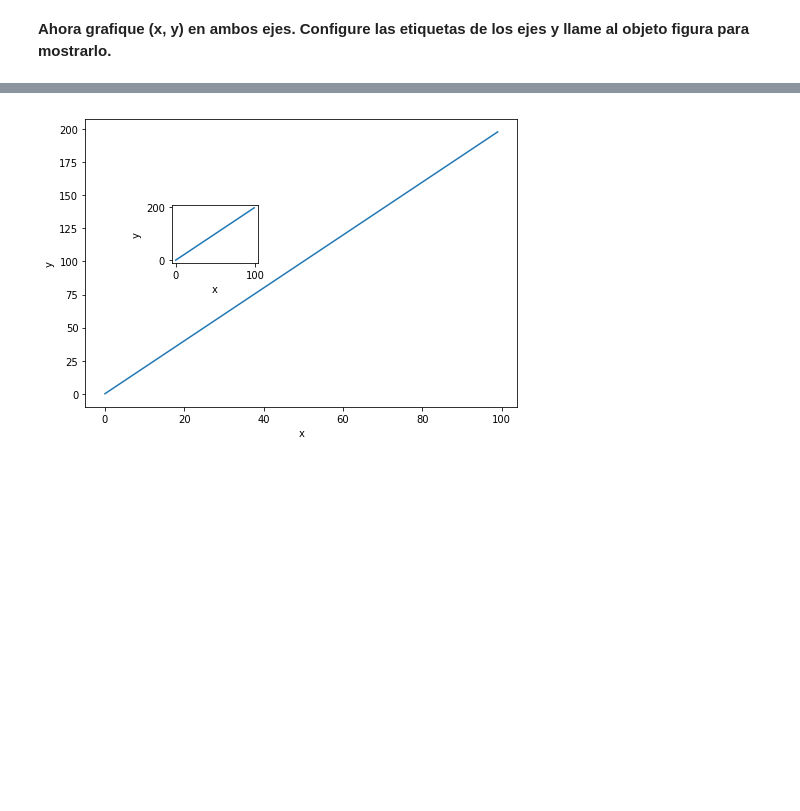
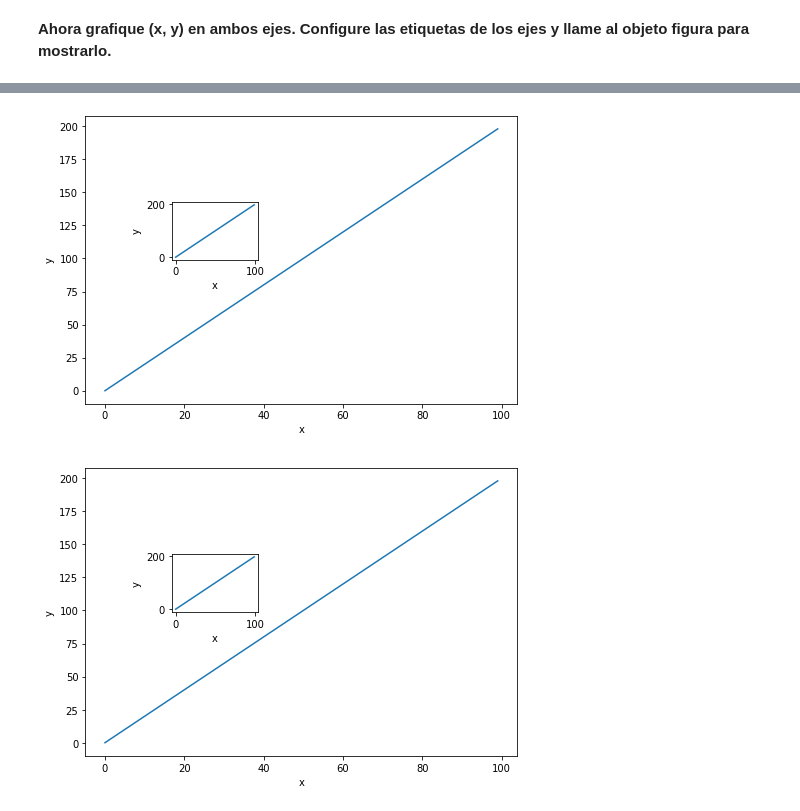
Before and after one commit to Alonsso/ipynb-notebook, a Jupyter notebook: Matplotlib_Ejercicios.ipynb, the cells around one changed output, grey strips where cells are left out. Cells and saved outputs as stored; diff of their text form; code cells hidden in the pictures; blank space fills up the shorter version.

```diff
--- a/Matplotlib_Ejercicios.ipynb
+++ b/Matplotlib_Ejercicios.ipynb
@@ -93,3 +98,21 @@ ax2 = fig.add_axes([0.2,0.5,.2,.2])
+# %%
+# ESCRIBA SU CODIGO AQUI PARA NO BORRAR EL RESULTADO ESPERADO
+fig2 = plt.figure()
+
+ax1 = fig2.add_axes([0,0,1,1])
+ax2 = fig2.add_axes([0.2,0.5,.2,.2])
+
+ax1.plot(x,y)
+ax1.set_xlabel("x")
+ax1.set_ylabel("y")
+
+ax2.plot(x,y)
+ax2.set_xlabel("x")
+ax2.set_ylabel("y")
+
+fig2.show()
+# %% [output]
+[figure, added]
 # %%
 # NO USAR ESTA CELDA
 # %% [output]
```
Also changed, not shown: parts of 11 cells of this notebook.
